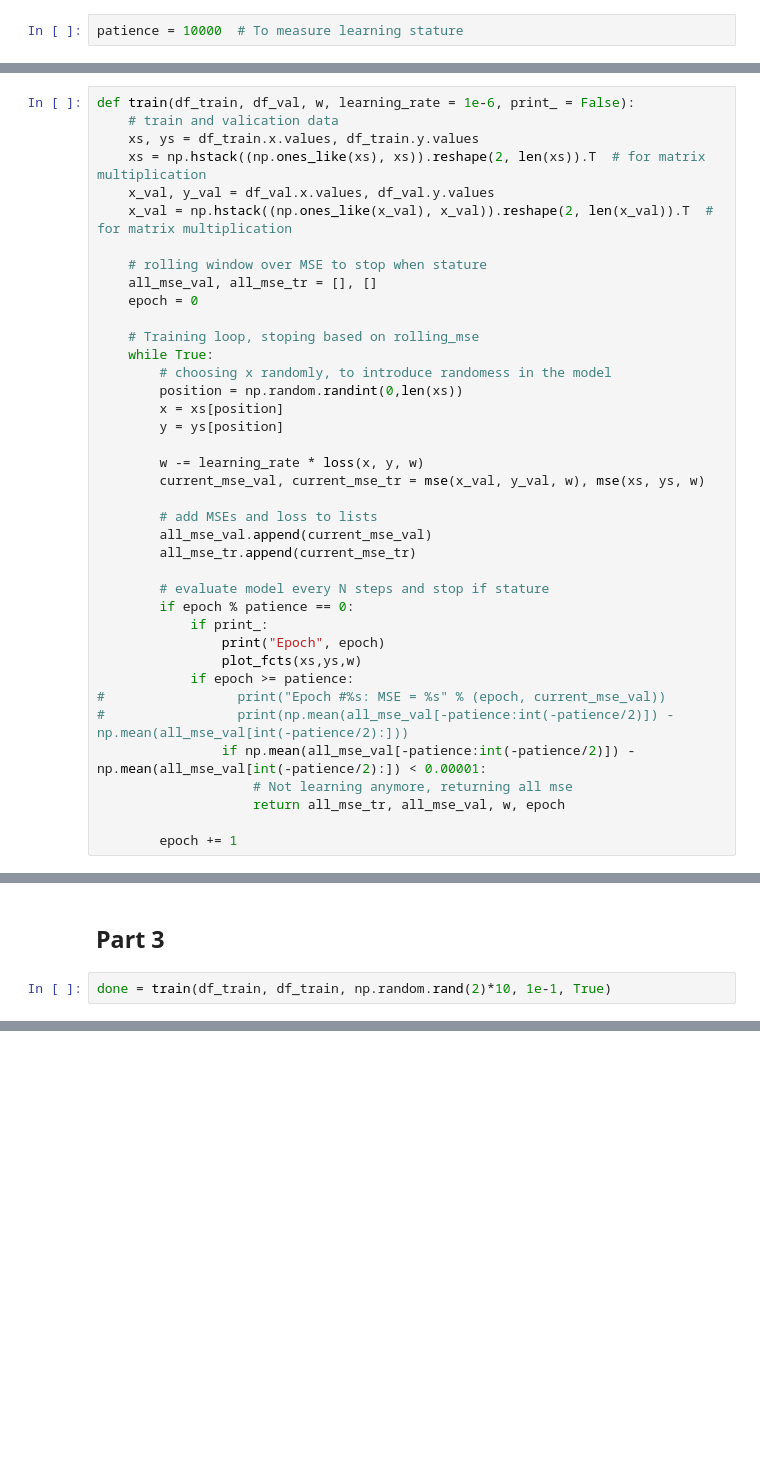
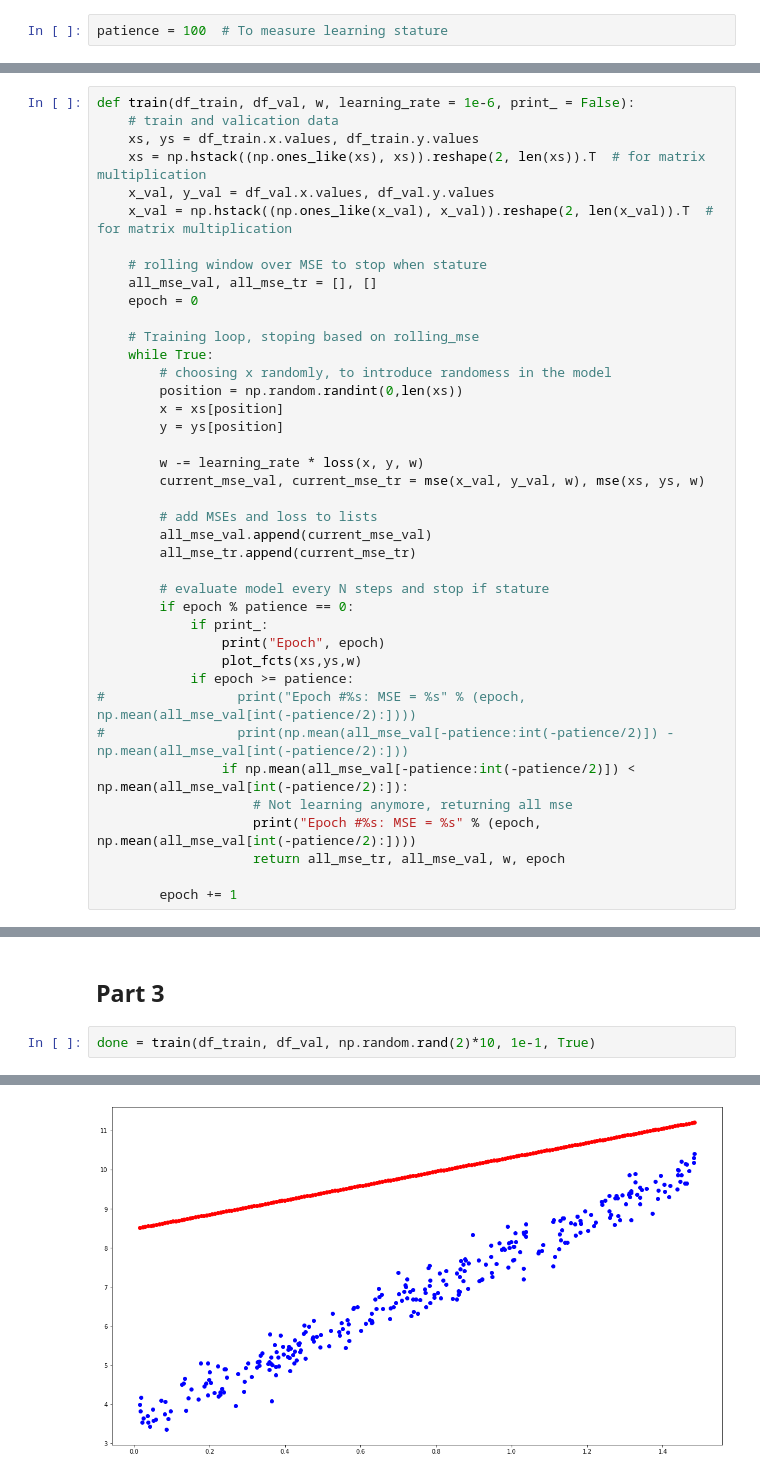
Before and after one commit to tristantoupin/COMP551-AppliedMachineLearning, a Jupyter notebook: 1_assignment/Questions/Q.3.ipynb, the cells around one changed output, grey strips where cells are left out. Cells and saved outputs as stored; diff of their text form; blank space fills up the shorter version.

```diff
--- a/1_assignment/Questions/Q.3.ipynb
+++ b/1_assignment/Questions/Q.3.ipynb
@@ -29,7 +29,7 @@ df_val = pd.read_csv(datasets_path +
 # %% [markdown]
 ## Part 1
 # %%
-patience = 10000  # To measure learning stature
+patience = 100  # To measure learning stature
 # %%
 def loss(xs, ys, w):
     ys = np.asarray(ys)
@@ -80,10 +80,11 @@ def train(df_train, df_val, w, learning_rate = 1e-6, print_ = False):
                 print("Epoch", epoch)
                 plot_fcts(xs,ys,w)
             if epoch >= patience:
-#                 print("Epoch #%s: MSE = %s" % (epoch, current_mse_val))
+#                 print("Epoch #%s: MSE = %s" % (epoch, np.mean(all_mse_val[int(-patience/2):])))
 #                 print(np.mean(all_mse_val[-patience:int(-patience/2)]) - np.mean(all_mse_val[int(-patience/2):]))
-                if np.mean(all_mse_val[-patience:int(-patience/2)]) - np.mean(all_mse_val[int(-patience/2):]) < 0.00001:
+                if np.mean(all_mse_val[-patience:int(-patience/2)]) < np.mean(all_mse_val[int(-patience/2):]):
                     # Not learning anymore, returning all mse
+                    print("Epoch #%s: MSE = %s" % (epoch, np.mean(all_mse_val[int(-patience/2):])))
                     return all_mse_tr, all_mse_val, w, epoch
 
         epoch += 1
@@ -130,4 +153,5 @@ print("Best MSE is %s with alpha = %s" % (test_mse, step_size[best_model]))
 # %% [markdown]
 ## Part 3
 # %%
-done = train(df_train, df_train, np.random.rand(2)*10, 1e-1, True)
+done = train(df_train, df_val, np.random.rand(2)*10, 1e-1, True)
+# %% [output]
@@ -133,0 +159 @@ done = train(df_train, df_train, np.random.rand(2)*10, 1e-1, True)
+[figure, added]
```
Also changed, not shown: parts of 7 cells of this notebook, 11 other files.
